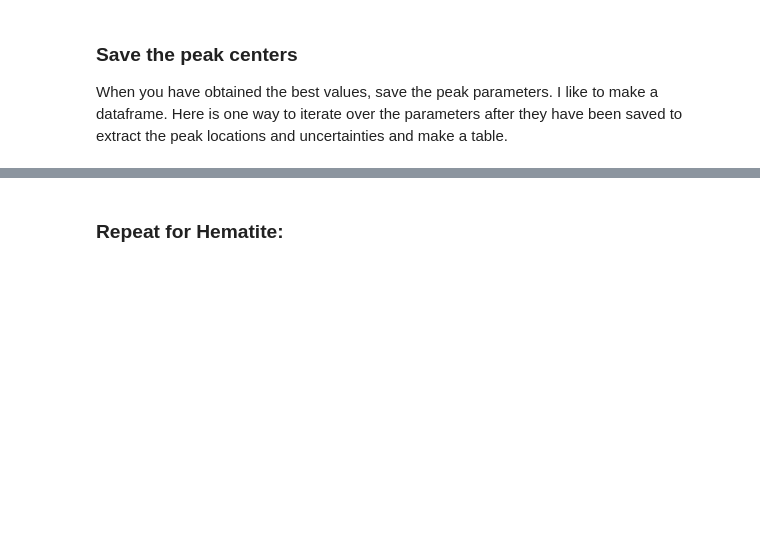
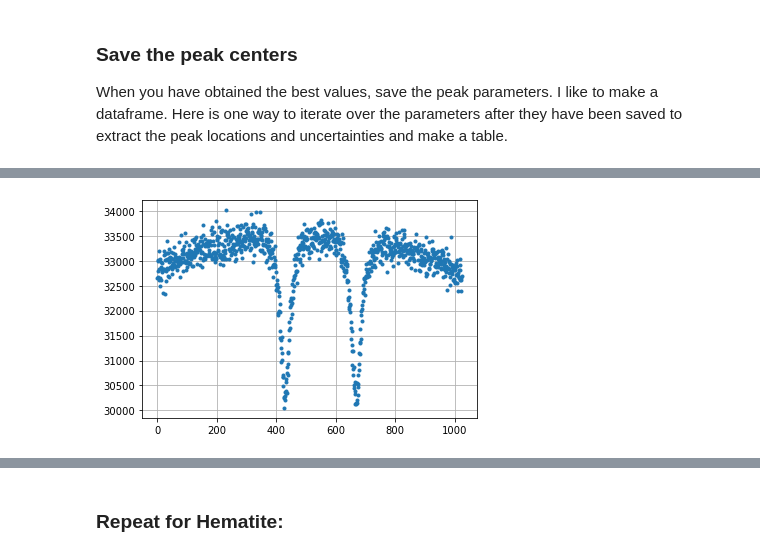
Before and after one commit to ahserhan/CMX, a Jupyter notebook: Mossbauer Specctroscopy/Mossbauer Full Analysis (Template).ipynb, the cells around one changed output, grey strips where cells are left out. Drawn from its saved outputs; the diff is of its cells as text; code cells hidden in the pictures; blank space fills up the shorter version.

```diff
--- a/Mossbauer Specctroscopy/Mossbauer Full Analysis (Template).ipynb
+++ b/Mossbauer Specctroscopy/Mossbauer Full Analysis (Template).ipynb
@@ -299,0 +325,6 @@ Fe_peaks_df
+# %%
+#simple plot:
+plt.grid()
+plt.plot(Sod['Ct'],'.');
+# %% [output]
+[figure, added]
```
Also changed, not shown: parts of 9 cells of this notebook.
